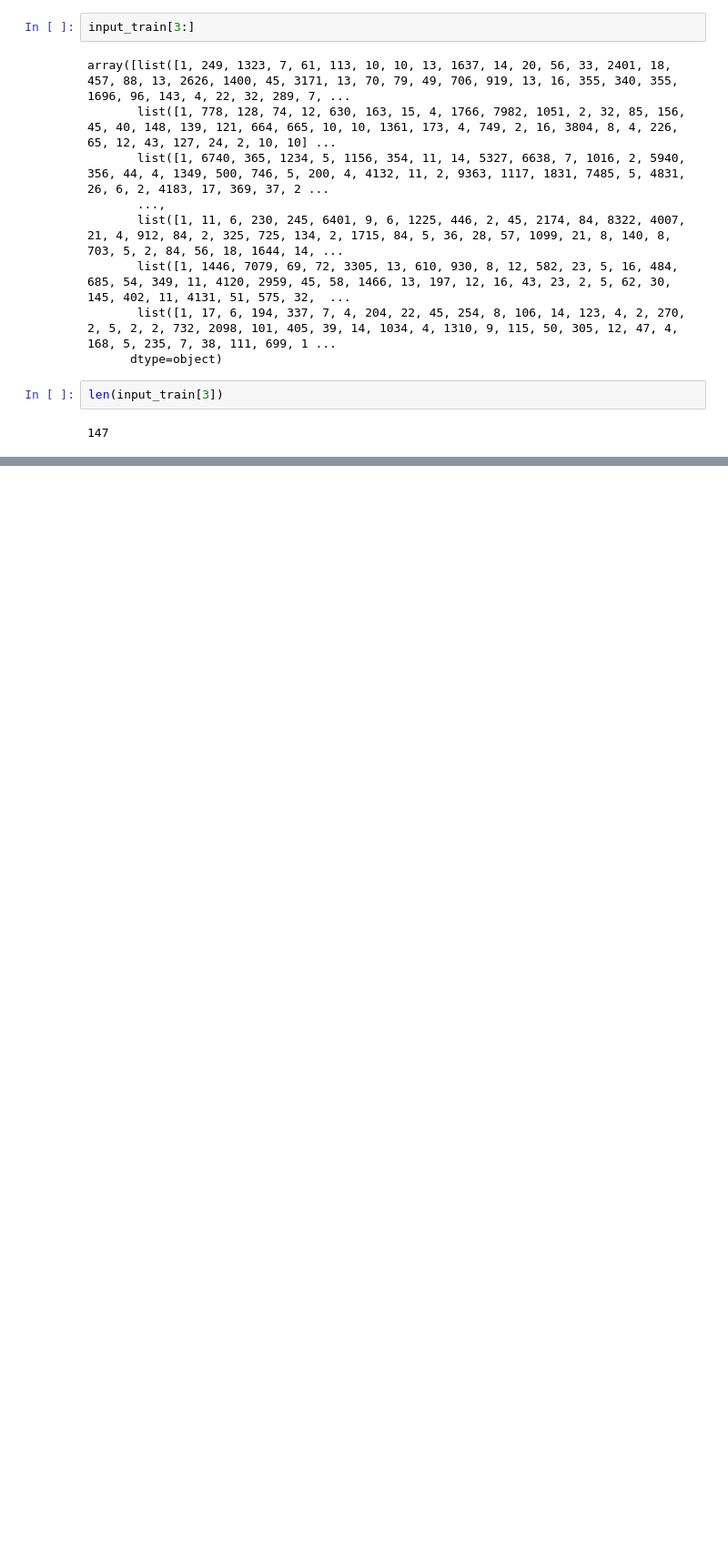
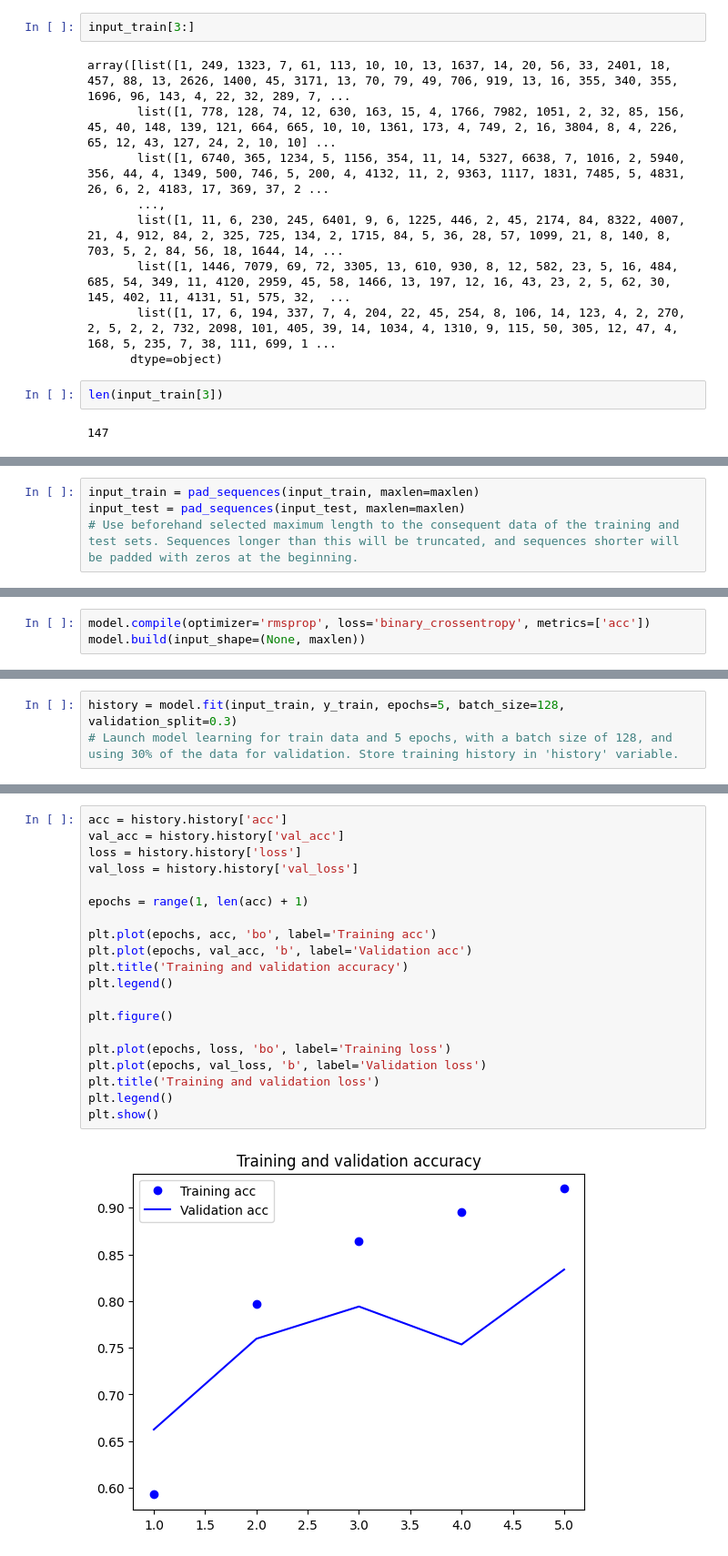
Before and after one commit to pm012/DataScience_sandbox, a Jupyter notebook: notebooks/module11/module_11_1_recurrent_nn.ipynb, the cells around one changed output, grey strips where cells are left out. Shown at 91% size. Cells and saved outputs as stored; diff of their text form; blank space fills up the shorter version.

```diff
--- a/notebooks/module11/module_11_1_recurrent_nn.ipynb
+++ b/notebooks/module11/module_11_1_recurrent_nn.ipynb
@@ -47,0 +95,4 @@ inverted_word_index = dict((i + index_from, word) for (word, i) in word_index.it
+# %%
+input_train = pad_sequences(input_train, maxlen=maxlen)
+input_test = pad_sequences(input_test, maxlen=maxlen)
+# Use beforehand selected maximum length to the consequent data of the training and test sets. Sequences longer than this will be truncated, and sequences shorter will be padded with zeros at the beginning.
@@ -47,0 +158,3 @@ inverted_word_index = dict((i + index_from, word) for (word, i) in word_index.it
+# %%
+model.compile(optimizer='rmsprop', loss='binary_crossentropy', metrics=['acc'])
+model.build(input_shape=(None, maxlen))
@@ -47,0 +189,3 @@ inverted_word_index = dict((i + index_from, word) for (word, i) in word_index.it
+# %%
+history = model.fit(input_train, y_train, epochs=5, batch_size=128, validation_split=0.3)
+# Launch model learning for train data and 5 epochs, with a batch size of 128, and using 30% of the data for validation. Store training history in 'history' variable.
@@ -47,0 +203,22 @@ inverted_word_index = dict((i + index_from, word) for (word, i) in word_index.it
+# %%
+acc = history.history['acc']
+val_acc = history.history['val_acc']
+loss = history.history['loss']
+val_loss = history.history['val_loss']
+
+epochs = range(1, len(acc) + 1)
+
+plt.plot(epochs, acc, 'bo', label='Training acc')
+plt.plot(epochs, val_acc, 'b', label='Validation acc')
+plt.title('Training and validation accuracy')
+plt.legend()
+
+plt.figure()
+
+plt.plot(epochs, loss, 'bo', label='Training loss')
+plt.plot(epochs, val_loss, 'b', label='Validation loss')
+plt.title('Training and validation loss')
+plt.legend()
+plt.show()
+# %% [output]
+[figure, added]
```
Also changed, not shown: parts of 14 cells of this notebook.
